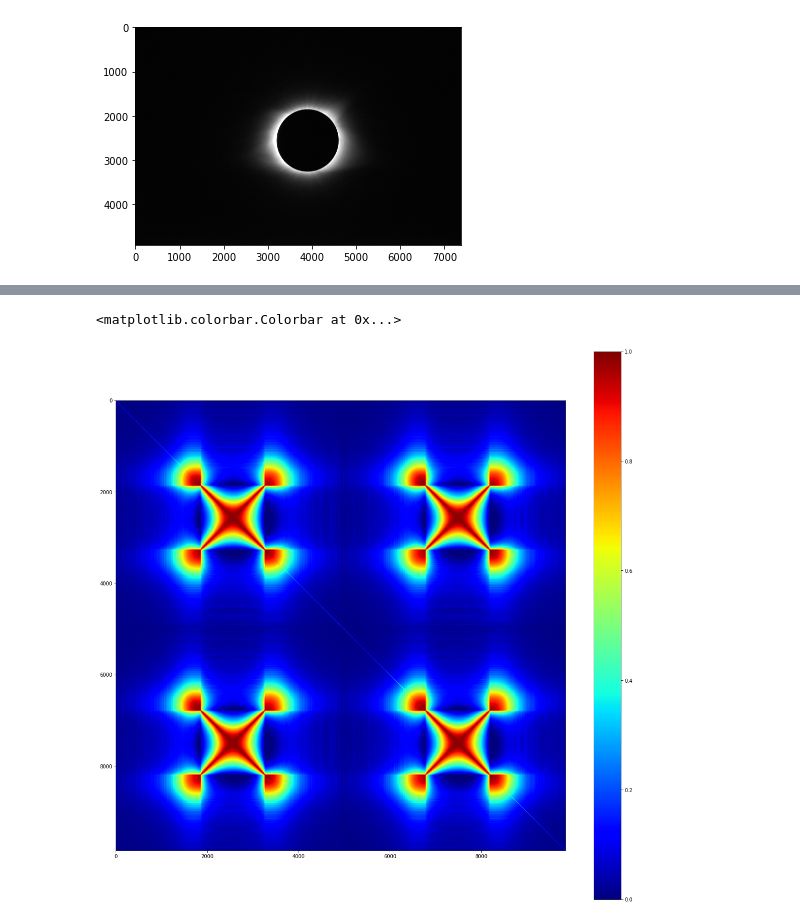
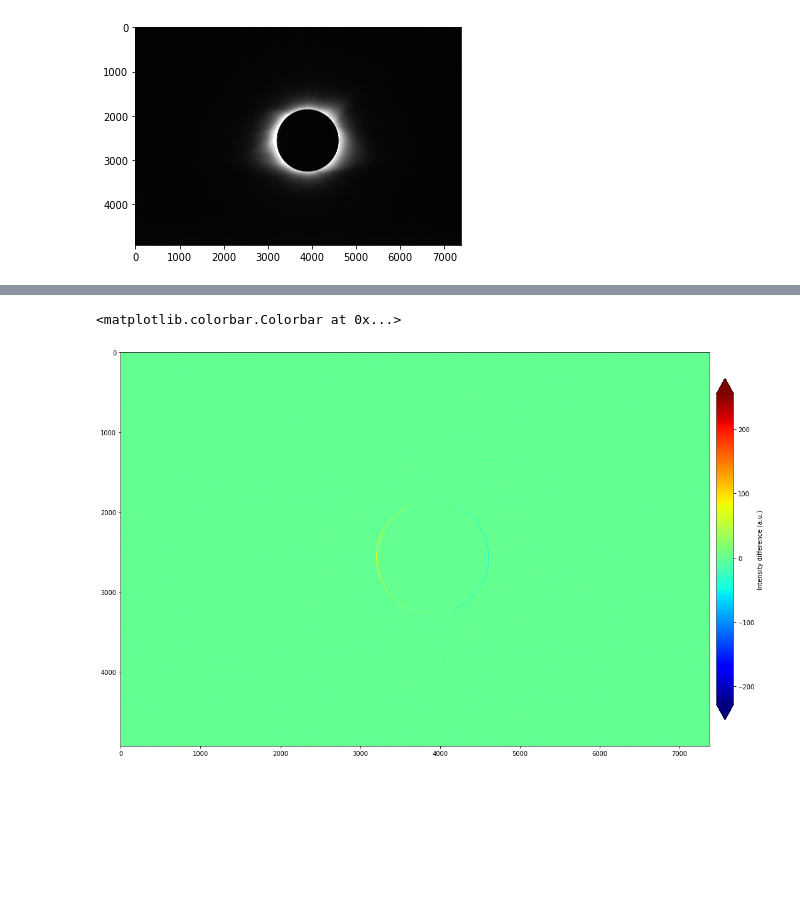
Before and after one commit to Tanmay972002/solar_corona-study, a Jupyter notebook: file_read.ipynb, the cells around one changed output, grey strips where cells are left out. Saved outputs shown, nothing was run; the diff lists cells and outputs as text; code cells hidden in the pictures; blank space fills up the shorter version.

```diff
--- a/file_read.ipynb
+++ b/file_read.ipynb
@@ -58,9 +59,9 @@ print(np.size(y[0]))
 # %%
 img_diff = img1 - img2
 img_diff = img_diff*255/img_diff.max()
 plt.figure(figsize=(20,20))
-plt.imshow(corr[:,:], cmap='jet', vmin=0, vmax=1)
-plt.colorbar()
+plt.imshow(img_diff, cmap='jet', vmin=-40, vmax=50)
+plt.colorbar(shrink  = 0.5, aspect = 20, pad = 0.01, label = 'Intensity difference (a.u.)',extend='both')
 # %% [output]
 <matplotlib.colorbar.Colorbar at 0x...>
-[figure, old version]
+[figure, new version]
```
Also changed, not shown: parts of 5 cells of this notebook, 1 other file.
